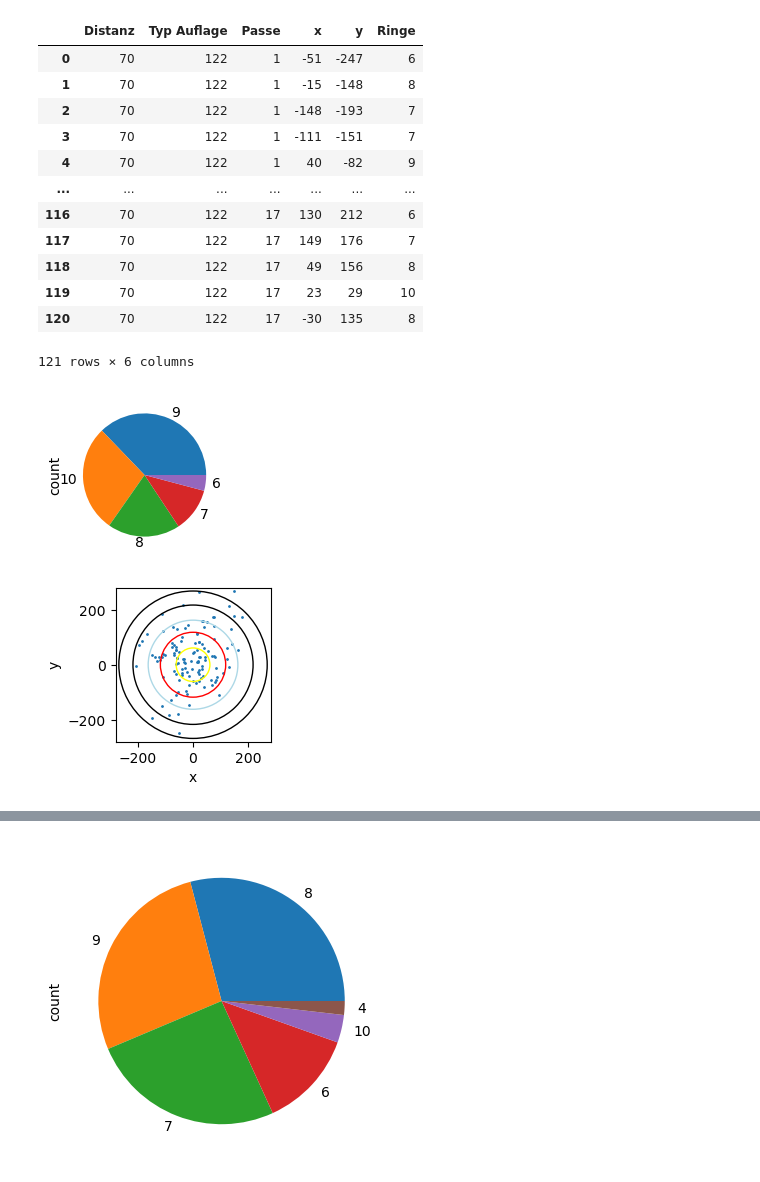
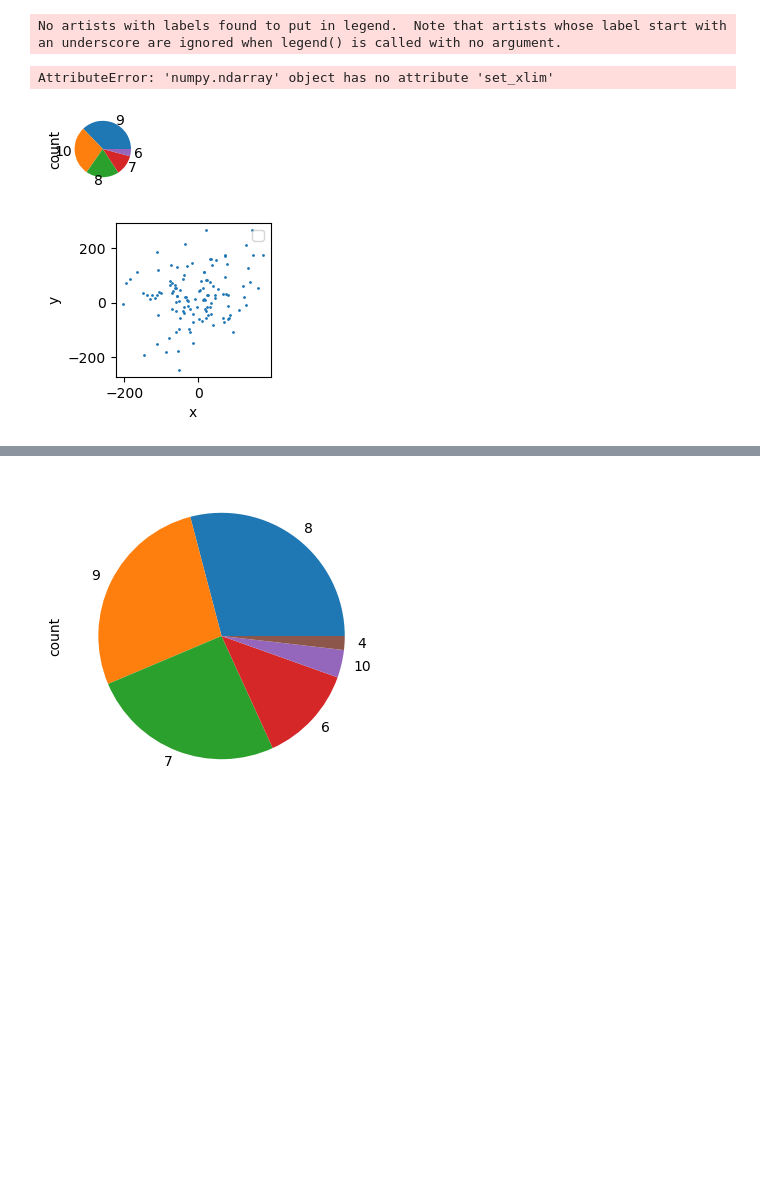
Before and after one commit to tonicodingc/awpj1, a Jupyter notebook: Pfeildaten/23.ipynb, the cells around one changed output, grey strips where cells are left out. Saved outputs shown, nothing was run; the diff lists cells and outputs as text; code cells hidden in the pictures; blank space fills up the shorter version.

```diff
--- a/Pfeildaten/23.ipynb
+++ b/Pfeildaten/23.ipynb
@@ -5,41 +5,27 @@ import matplotlib.pyplot as plt
 # %%
 arrows1 = pd.read_csv("arrows1.csv", delimiter=";")
 
 #print (xyarrows1)
 a1ringe = arrows1["Ringe"].value_counts()    #Ringe als einen Seperates Feature, damit man es als Pi-Chart auslesen kann
-ringe1plot = a1ringe.plot.pie(figsize = (2,2)) #Ringe Treffer als Pi Chart
+ringe1plot = a1ringe.plot.pie(figsize = (2,2), subplots=True, layout=(1,2)) #Ringe Treffer als Pi Chart
 
 #Gedanke ist, dass wir die Auflage nachbauen
-scatterxy1plot= arrows1.plot.scatter(x = "x", y = "y", figsize= (2, 2), s= 1)
+scatterxy1plot= arrows1.plot.scatter(x = "x", y = "y", figsize= (2, 2), s= 1, subplots=True, layout=(1,1))
 scatterxy1plot.set_xlim(-280, 280)
 scatterxy1plot.set_ylim(-280, 280)
 c11 = plt.Circle((0,0), 61, fill = False, color = 'yellow')
 c12 = plt.Circle((0,0), 118, fill = False, color = 'red')
 c13 = plt.Circle((0,0), 162, fill = False, color = 'lightblue')
 c14 = plt.Circle((0,0), 217, fill = False, color = 'black')
 c15 = plt.Circle((0,0), 268, fill = False, color = 'black')
 
 for l in [c11, c12, c13, c14, c15]:
     scatterxy1plot.add_patch(l)
-
-
-arrows1
 # %% [output]
-|  | Distanz | Typ Auflage | Passe | x | y | Ringe |
-| 0 | 70 | 122 | 1 | -51 | -247 | 6 |
-| 1 | 70 | 122 | 1 | -15 | -148 | 8 |
-| 2 | 70 | 122 | 1 | -148 | -193 | 7 |
-| 3 | 70 | 122 | 1 | -111 | -151 | 7 |
-| 4 | 70 | 122 | 1 | 40 | -82 | 9 |
-| ... | ... | ... | ... | ... | ... | ... |
-| 116 | 70 | 122 | 17 | 130 | 212 | 6 |
-| 117 | 70 | 122 | 17 | 149 | 176 | 7 |
-| 118 | 70 | 122 | 17 | 49 | 156 | 8 |
-| 119 | 70 | 122 | 17 | 23 | 29 | 10 |
-| 120 | 70 | 122 | 17 | -30 | 135 | 8 |
-121 rows × 6 columns
+No artists with labels found to put in legend.  Note that artists whose label start with an underscore are ignored when legend() is called with no argument.
+AttributeError: 'numpy.ndarray' object has no attribute 'set_xlim'
-[figure, old version]
+[figure, new version]
-[figure, old version]
+[figure, new version]
 # %%
 arrows2 = pd.read_csv("arrows2.csv", delimiter=";")
 
```
Also changed, not shown: parts of 3 cells of this notebook.
